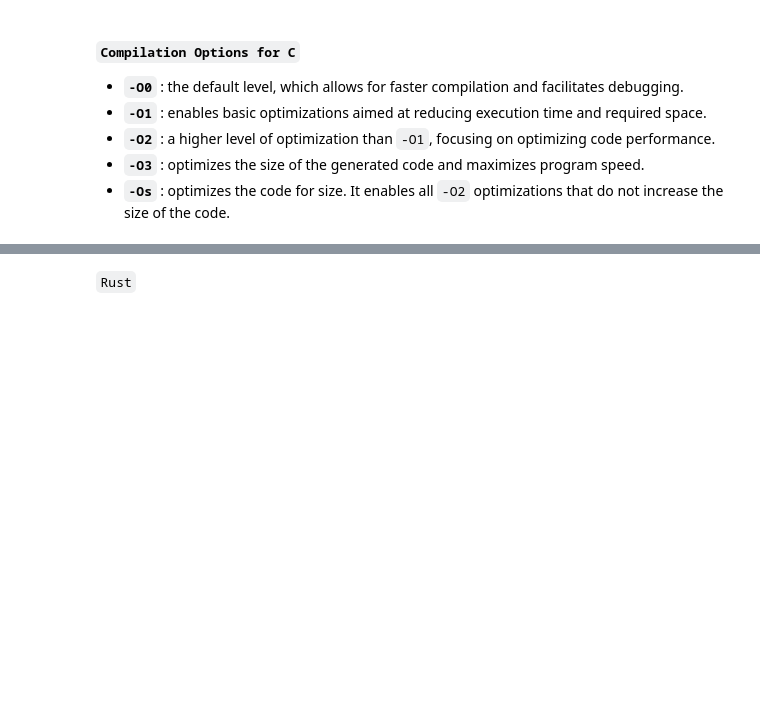
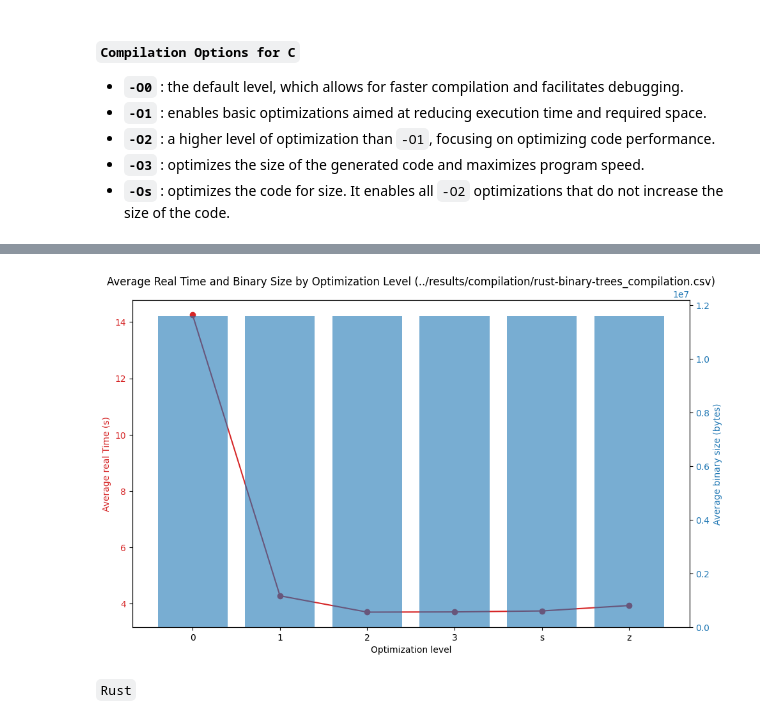
Before and after one commit to reynaldesgr/HPC-Benchmark, a Jupyter notebook: notebook/graphs.ipynb, the cells around one changed output, grey strips where cells are left out. Drawn from its saved outputs; the diff is of its cells as text; code cells hidden in the pictures; blank space fills up the shorter version.

```diff
--- a/notebook/graphs.ipynb
+++ b/notebook/graphs.ipynb
@@ -86,39 +102,41 @@ for csv_file in csv_files:
 import pandas as pd
 import matplotlib.pyplot as plt
 
 csv_files = [
-    '../results/compilation/binary-trees_compilation_stats-rust.csv'
+    '../results/compilation/rust-binary-trees_compilation.csv'
 ]
 
 for csv_file in csv_files:
     data = pd.read_csv(csv_file)
     data = data[data['Real Time(s)'] != ' Compilation Failed']
 
     data['Real Time(s)'] = pd.to_numeric(data['Real Time(s)'], errors='coerce')
     data['User Time(s)'] = pd.to_numeric(data['User Time(s)'], errors='coerce')
     data['System Time(s)'] = pd.to_numeric(data['System Time(s)'], errors='coerce')
     data['Binary Size(bytes)'] = pd.to_numeric(data['Binary Size(bytes)'], errors='coerce')
 
     averages = data.groupby('Optimization').mean().reset_index()
 
     fig, ax1 = plt.subplots(figsize=(10, 6))
 
     color = 'tab:red'
-    ax1.set_xlabel('Optimization Level')
-    ax1.set_ylabel('Average Real Time (s)', color=color)
-    ax1.plot(averages['Optimization'], averages['Real Time(s)'], color=color, marker='o', label='Average Real Time')
+    ax1.set_xlabel('Optimization level')
+    ax1.set_ylabel('Average real Time (s)', color=color)
+    ax1.plot(averages['Optimization'], averages['Real Time(s)'], color=color, marker='o', label='Average real Time')
     ax1.tick_params(axis='y', labelcolor=color)
 
     ax2 = ax1.twinx()
 
     color = 'tab:blue'
-    ax2.set_ylabel('Average Binary Size (bytes)', color=color)
-    ax2.bar(averages['Optimization'], averages['Binary Size(bytes)'], color=color, alpha=0.6, label='Average Binary Size')
+    ax2.set_ylabel('Average binary size (bytes)', color=color)
+    ax2.bar(averages['Optimization'], averages['Binary Size(bytes)'], color=color, alpha=0.6, label='Average binary Size')
     ax2.tick_params(axis='y', labelcolor=color)
 
     fig.tight_layout()
     plt.title(f'Average Real Time and Binary Size by Optimization Level ({csv_file})')
     plt.show()
+# %% [output]
+[figure, added]
 # %% [markdown]
 ``Rust``
 # %% [markdown]
```
Also changed, not shown: parts of 7 cells of this notebook, 7 other files.
